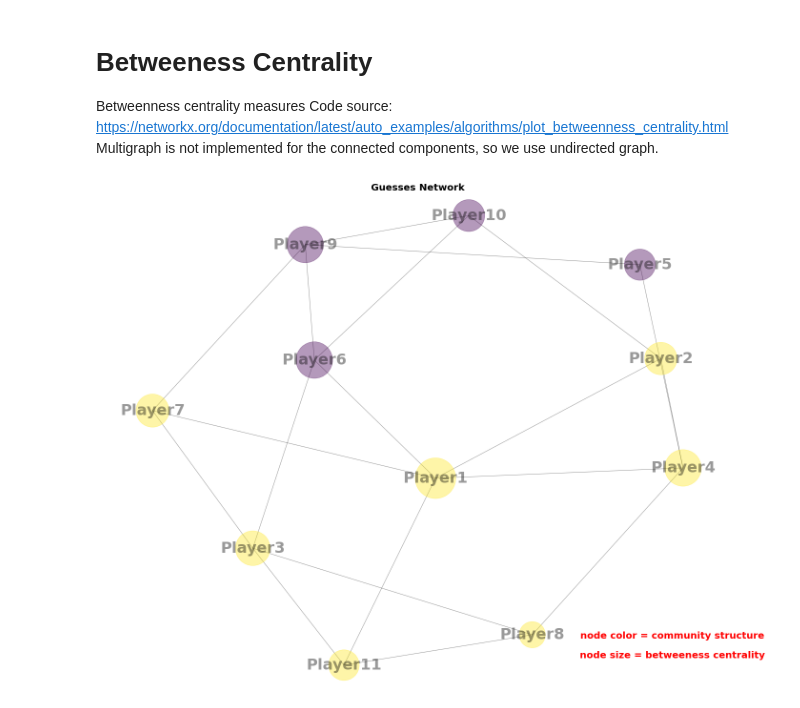
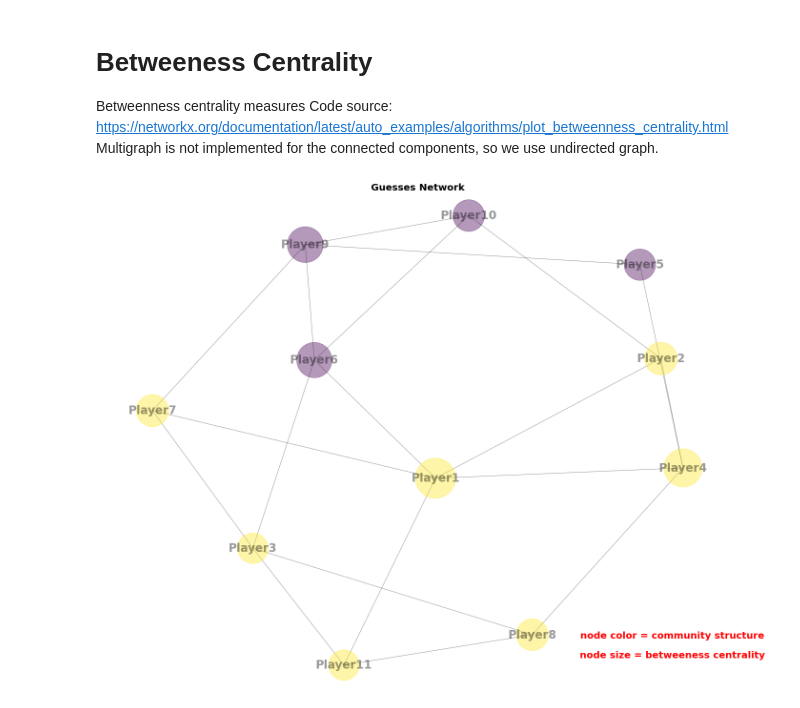
Before and after one commit to NLeSC/balconaz, a Jupyter notebook: notebooks/plot_betweenness_centrality.ipynb, the cells around one changed output. Cells and saved outputs as stored; diff of their text form; code cells hidden in the pictures.

```diff
--- a/notebooks/plot_betweenness_centrality.ipynb
+++ b/notebooks/plot_betweenness_centrality.ipynb
@@ -40,7 +40,7 @@ nx.draw_networkx(
     node_color=node_color,
     node_size=node_size,
     arrowsize = 20,
-    font_size = 32,
+    font_size = 24,
     font_weight = "bold",
     #edge_color="gainsboro",
     alpha=0.4,
@@ -48,31 +48,31 @@ nx.draw_networkx(
 
 # Title/legend
 font = {"color": "k", "fontweight": "bold", "fontsize": 20}
 ax.set_title("Guesses Network", font)
 # Change font color for legend
 font["color"] = "r"
 
 ax.text(
     0.90,
     0.10,
     "node color = community structure",
     horizontalalignment="center",
     transform=ax.transAxes,
     fontdict=font,
 )
 ax.text(
     0.90,
     0.06,
     "node size = betweeness centrality",
     horizontalalignment="center",
     transform=ax.transAxes,
     fontdict=font,
 )
 
 # Resize figure for label readibility
 ax.margins(0.1, 0.05)
 fig.tight_layout()
 plt.axis("off")
 plt.show()
 # %% [output]
-[figure, old version]
+[figure, new version]
```
